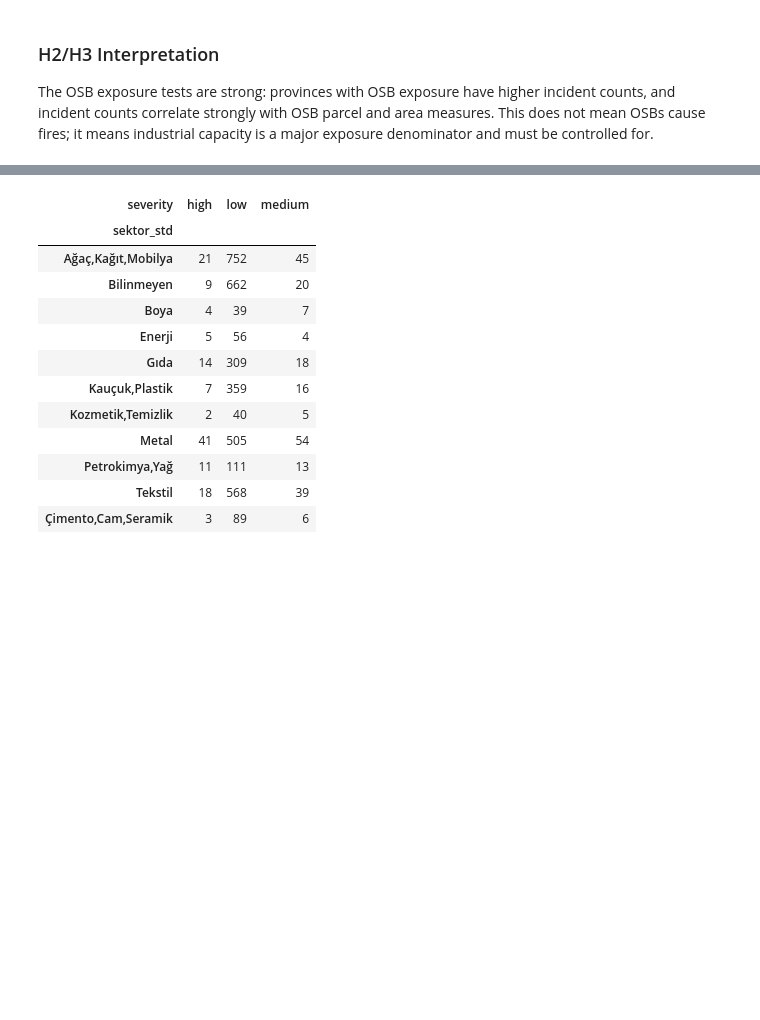
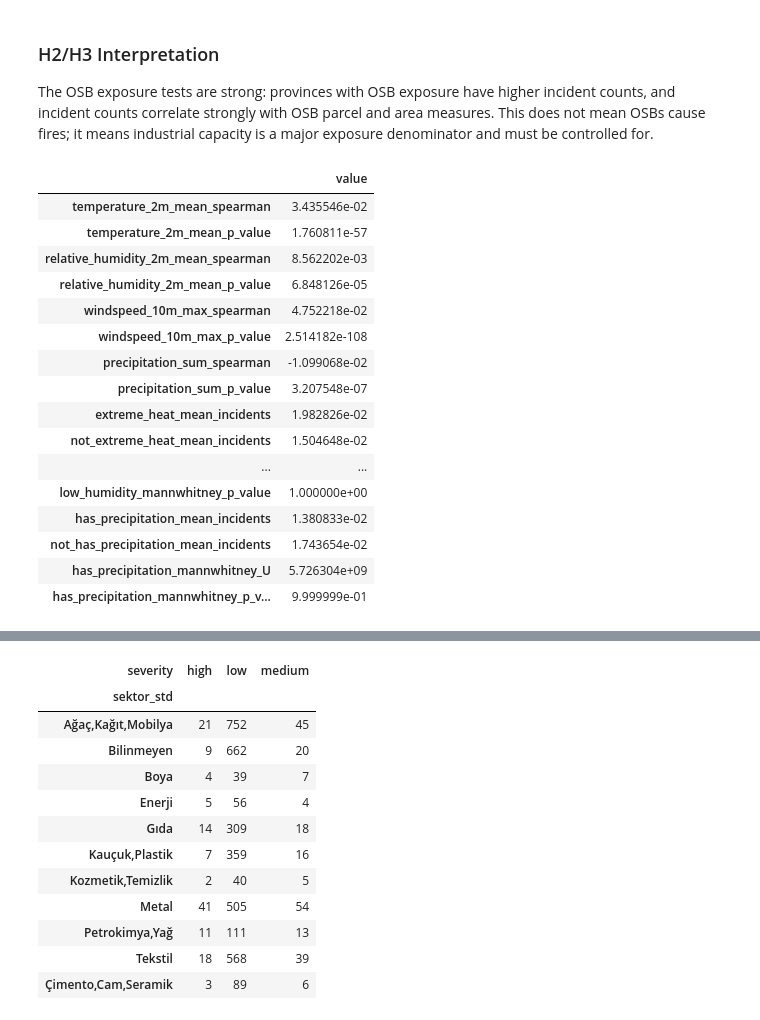
Before and after one commit to kutluhangok/istanbul-industrial-fires, a Jupyter notebook: notebooks/02_hypothesis_testing.ipynb, the cells around one changed output, grey strips where cells are left out. Drawn from its saved outputs; the diff is of its cells as text; code cells hidden in the pictures; blank space fills up the shorter version.

```diff
--- a/notebooks/02_hypothesis_testing.ipynb
+++ b/notebooks/02_hypothesis_testing.ipynb
@@ -85,3 +85,25 @@ province_counts.head(20)
 # %% [markdown]
 ### H2/H3 Interpretation
 The OSB exposure tests are strong: provinces with OSB exposure have higher incident counts, and incident counts correlate strongly with OSB parcel and area measures. This does not mean OSBs cause fires; it means industrial capacity is a major exposure denominator and must be controlled for.
+# %%
+# NATIONAL_WEATHER_HYPOTHESIS
+weather_results = pd.Series(results['H3b_national_weather_incident_frequency']).rename('value').to_frame()
+weather_results
+# %% [output]
+|  | value |
+| temperature_2m_mean_spearman | 3.435546e-02 |
+| temperature_2m_mean_p_value | 1.760811e-57 |
+| relative_humidity_2m_mean_spearman | 8.562202e-03 |
+| relative_humidity_2m_mean_p_value | 6.848126e-05 |
+| windspeed_10m_max_spearman | 4.752218e-02 |
+| windspeed_10m_max_p_value | 2.514182e-108 |
+| precipitation_sum_spearman | -1.099068e-02 |
+| precipitation_sum_p_value | 3.207548e-07 |
+| extreme_heat_mean_incidents | 1.982826e-02 |
+| not_extreme_heat_mean_incidents | 1.504648e-02 |
+| ... | ... |
+| low_humidity_mannwhitney_p_value | 1.000000e+00 |
+| has_precipitation_mean_incidents | 1.380833e-02 |
+| not_has_precipitation_mean_incidents | 1.743654e-02 |
+| has_precipitation_mannwhitney_U | 5.726304e+09 |
+| has_precipitation_mannwhitney_p_v... | 9.999999e-01 |
```
Also changed, not shown: parts of 3 cells of this notebook, 27 other files.
